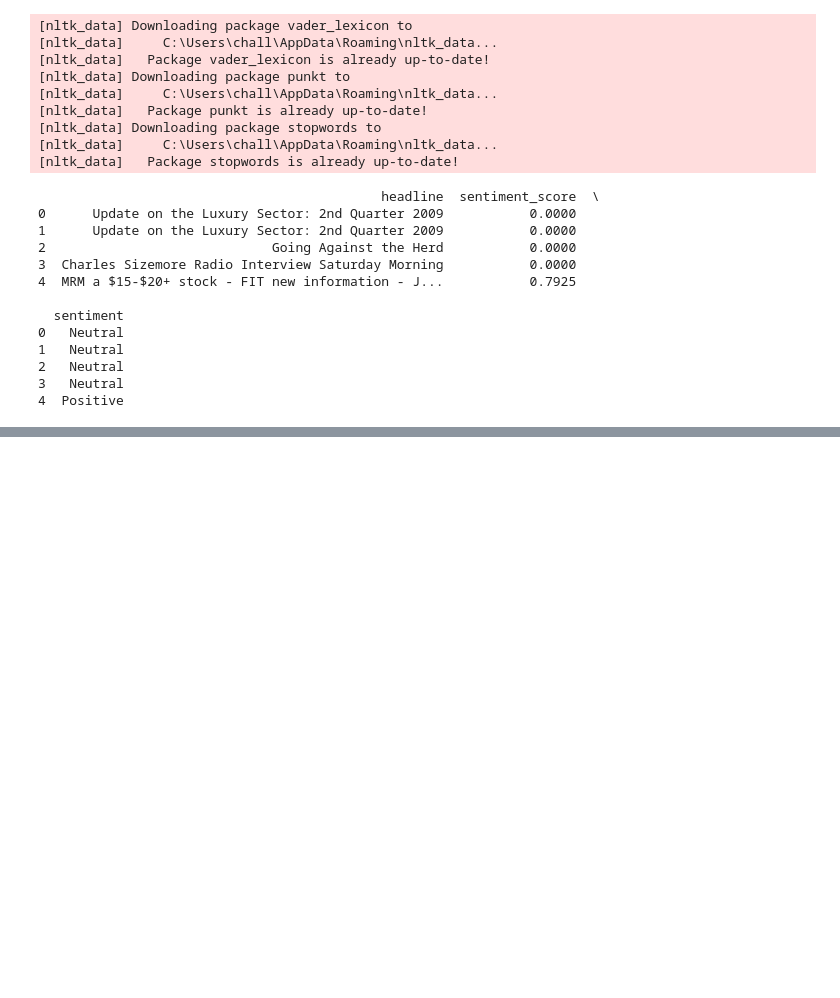
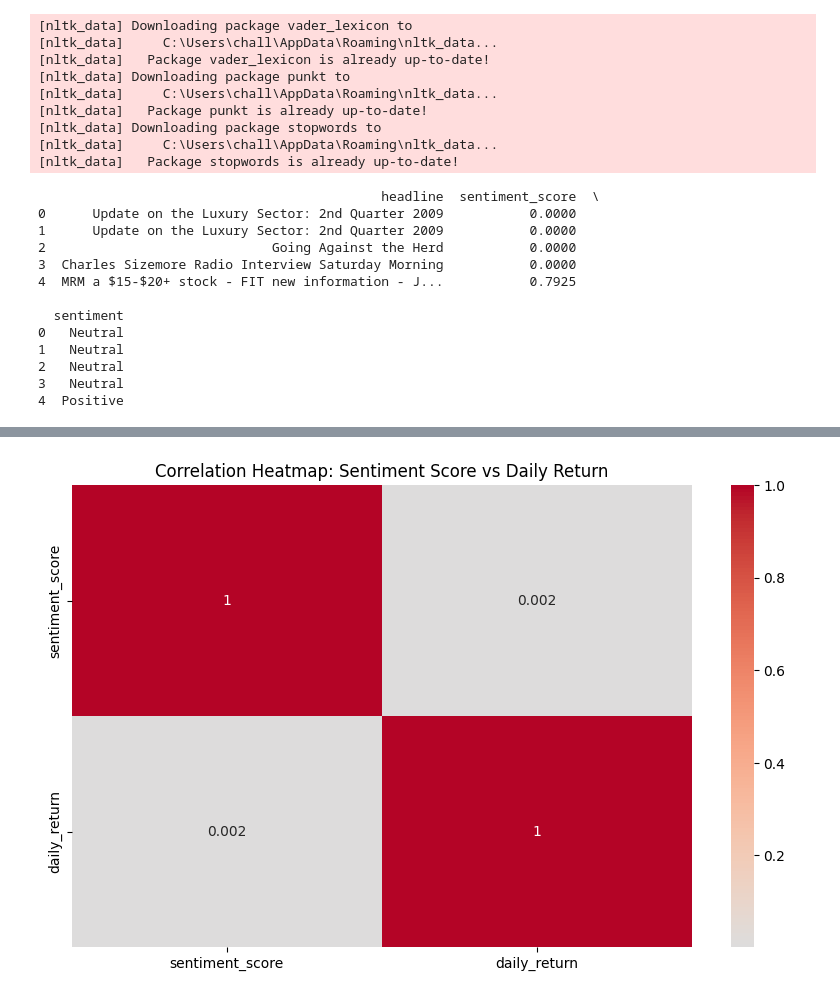
Before and after one commit to chalasimon/financial-news-sentiment-analysis, a Jupyter notebook: notebooks/task3.ipynb, the cells around one changed output, grey strips where cells are left out. Saved outputs shown, nothing was run; the diff lists cells and outputs as text; code cells hidden in the pictures; blank space fills up the shorter version.

Commit message:
feat: correlation analysis done

```diff
--- a/notebooks/task3.ipynb
+++ b/notebooks/task3.ipynb
@@ -161,0 +184,3 @@ print(merged_data[['headline', 'sentiment_score', 'sentiment']].head())
+# %%
+# Calculate daily stock returns
+merged_data['daily_return'] = merged_data.groupby('Stock')['Close'].pct_change()
@@ -161,0 +201,10 @@ print(merged_data[['headline', 'sentiment_score', 'sentiment']].head())
+# %%
+import seaborn as sns
+from scipy.stats import pearsonr
+# plot correlation between sentiment score and daily return
+plt.figure(figsize=(10, 6))
+sns.heatmap(merged_data[['sentiment_score', 'daily_return']].corr(), annot=True, cmap='coolwarm', center=0)
+plt.title("Correlation Heatmap: Sentiment Score vs Daily Return")
+plt.show()
+# %% [output]
+[figure, added]
```
Also changed, not shown: parts of 3 cells of this notebook.
